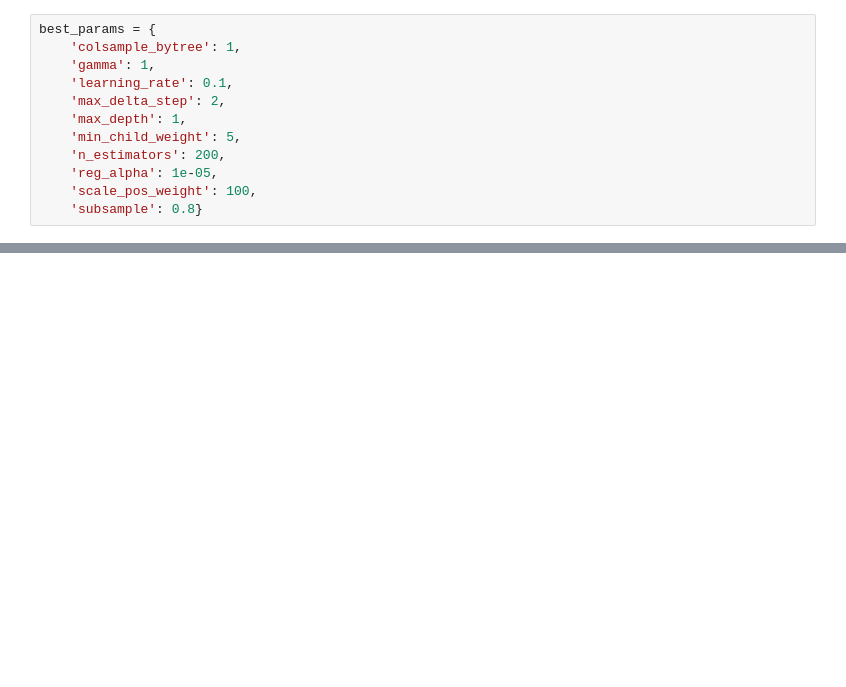
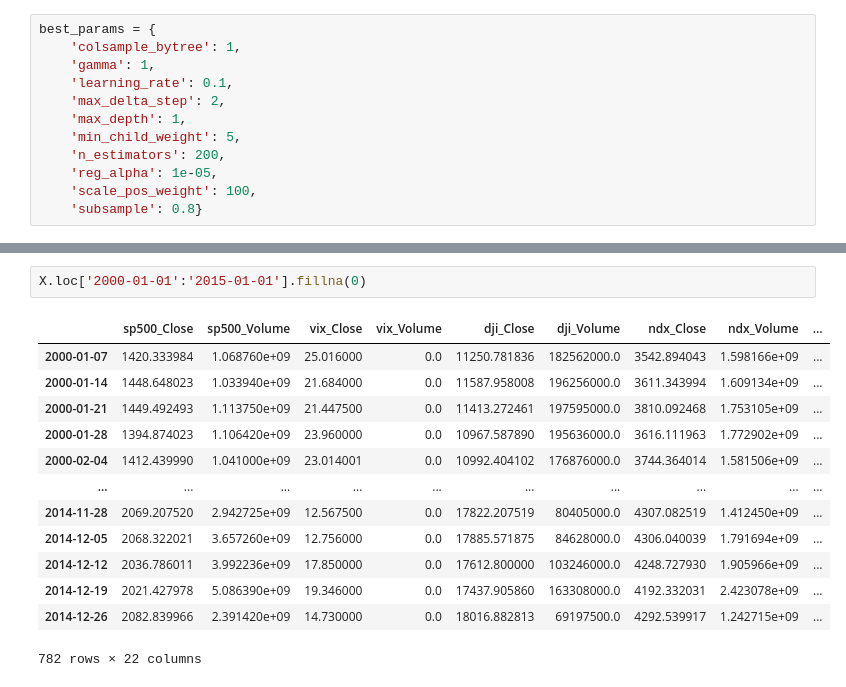
Before and after one commit to Alfieriek/MissingDataInTimeSeries, a Jupyter notebook: 07.05_XGBoost-Zero Imputation.ipynb, the cells around one changed output, grey strips where cells are left out. Drawn from its saved outputs; the diff is of its cells as text; blank space fills up the shorter version.

```diff
--- a/07.05_XGBoost-Zero Imputation.ipynb
+++ b/07.05_XGBoost-Zero Imputation.ipynb
@@ -62,0 +81,16 @@ best_params = {
+# %%
+X.loc['2000-01-01':'2015-01-01'].fillna(0)
+# %% [output]
+|  | sp500_Close | sp500_Volume | vix_Close | vix_Volume | dji_Close | dji_Volume | ndx_Close | ndx_Volume | ... |
+| 2000-01-07 | 1420.333984 | 1.068760e+09 | 25.016000 | 0.0 | 11250.781836 | 182562000.0 | 3542.894043 | 1.598166e+09 | ... |
+| 2000-01-14 | 1448.648023 | 1.033940e+09 | 21.684000 | 0.0 | 11587.958008 | 196256000.0 | 3611.343994 | 1.609134e+09 | ... |
+| 2000-01-21 | 1449.492493 | 1.113750e+09 | 21.447500 | 0.0 | 11413.272461 | 197595000.0 | 3810.092468 | 1.753105e+09 | ... |
+| 2000-01-28 | 1394.874023 | 1.106420e+09 | 23.960000 | 0.0 | 10967.587890 | 195636000.0 | 3616.111963 | 1.772902e+09 | ... |
+| 2000-02-04 | 1412.439990 | 1.041000e+09 | 23.014001 | 0.0 | 10992.404102 | 176876000.0 | 3744.364014 | 1.581506e+09 | ... |
+| ... | ... | ... | ... | ... | ... | ... | ... | ... | ... |
+| 2014-11-28 | 2069.207520 | 2.942725e+09 | 12.567500 | 0.0 | 17822.207519 | 80405000.0 | 4307.082519 | 1.412450e+09 | ... |
+| 2014-12-05 | 2068.322021 | 3.657260e+09 | 12.756000 | 0.0 | 17885.571875 | 84628000.0 | 4306.040039 | 1.791694e+09 | ... |
+| 2014-12-12 | 2036.786011 | 3.992236e+09 | 17.850000 | 0.0 | 17612.800000 | 103246000.0 | 4248.727930 | 1.905966e+09 | ... |
+| 2014-12-19 | 2021.427978 | 5.086390e+09 | 19.346000 | 0.0 | 17437.905860 | 163308000.0 | 4192.332031 | 2.423078e+09 | ... |
+| 2014-12-26 | 2082.839966 | 2.391420e+09 | 14.730000 | 0.0 | 18016.882813 | 69197500.0 | 4292.539917 | 1.242715e+09 | ... |
+782 rows × 22 columns
```
Also changed, not shown: parts of 9 cells of this notebook.
